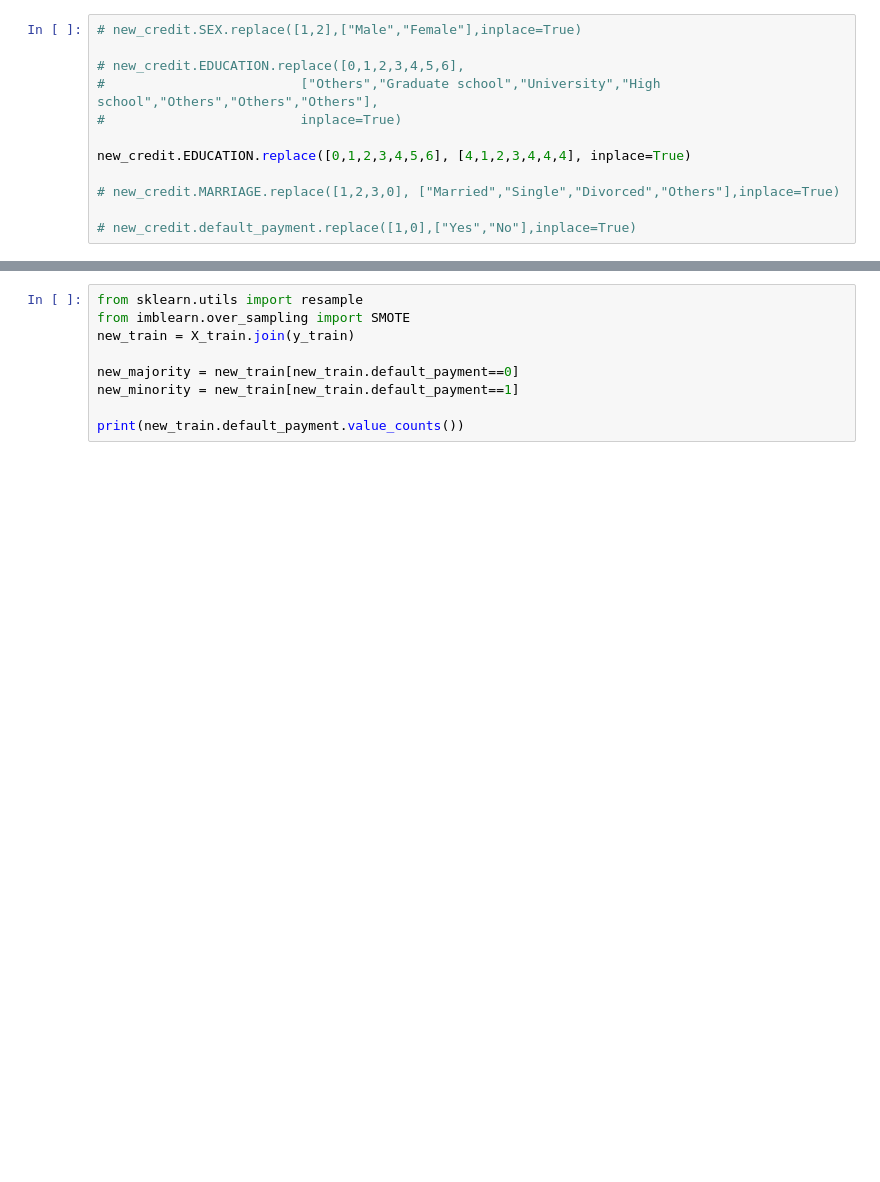
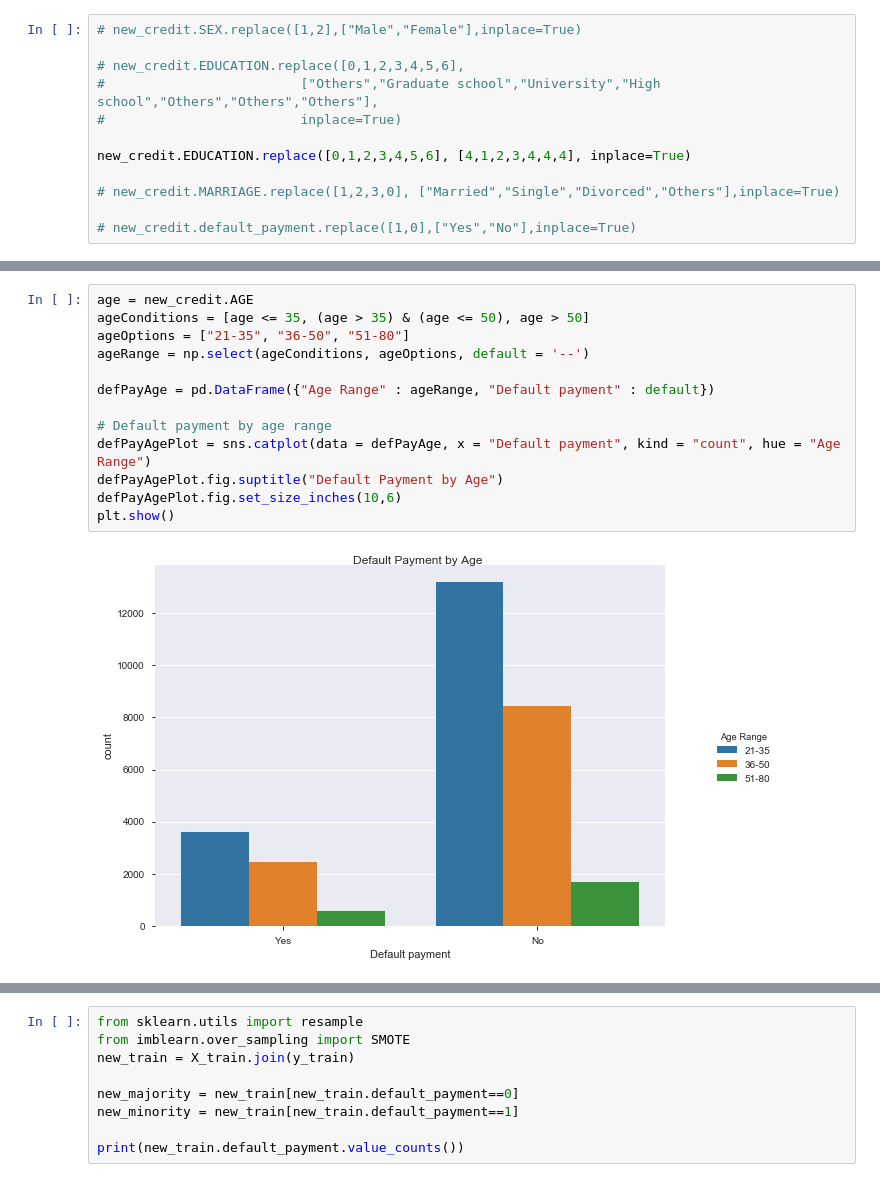
Before and after one commit to BBombi/Credit_Card_Payments, a Jupyter notebook: Default payments.ipynb, the cells around one changed output, grey strips where cells are left out. Drawn from its saved outputs; the diff is of its cells as text; blank space fills up the shorter version.

```diff
--- a/Default payments.ipynb
+++ b/Default payments.ipynb
@@ -234,3 +233,18 @@ new_credit.EDUCATION.replace([0,1,2,3,4,5,6], [4,1,2,3,4,4,4], inplace=True)
+# %%
+age = new_credit.AGE
+ageConditions = [age <= 35, (age > 35) & (age <= 50), age > 50]
+ageOptions = ["21-35", "36-50", "51-80"]
+ageRange = np.select(ageConditions, ageOptions, default = '--')
+
+defPayAge = pd.DataFrame({"Age Range" : ageRange, "Default payment" : default})
+
+# Default payment by age range
+defPayAgePlot = sns.catplot(data = defPayAge, x = "Default payment", kind = "count", hue = "Age Range")
+defPayAgePlot.fig.suptitle("Default Payment by Age")
+defPayAgePlot.fig.set_size_inches(10,6)
+plt.show()
+# %% [output]
+[figure, added]
 # %%
 (ggplot(new_credit, aes(x = "AGE", fill = "default_payment"))
  + geom_bar()
```
Also changed, not shown: parts of 63 cells of this notebook.
